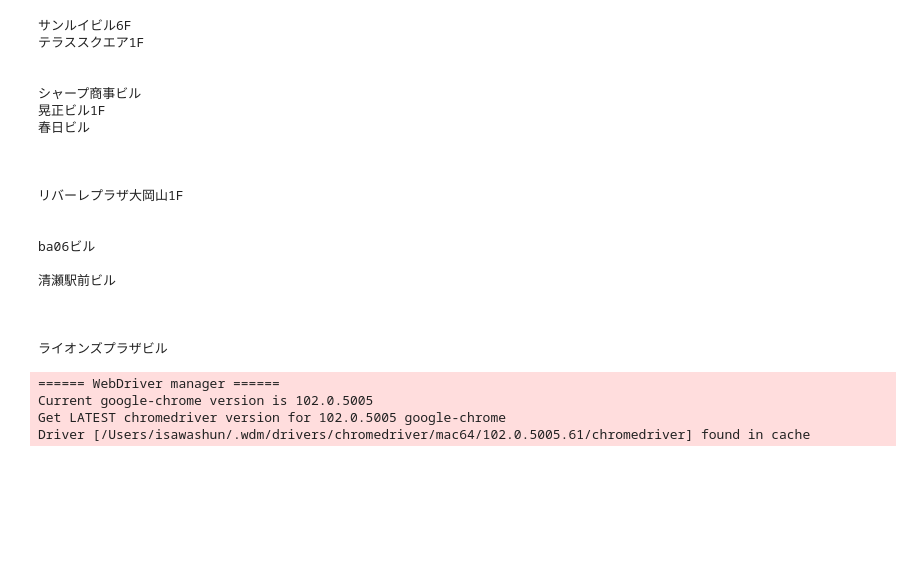
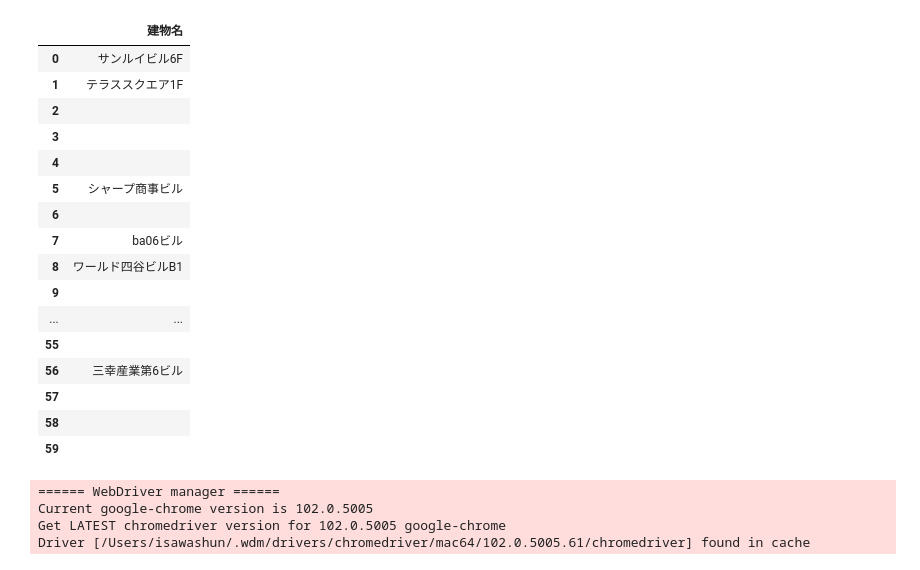
Before and after one commit to ISAWASHUN/Final_Answer, a Jupyter notebook: Exercise_for_Pool/python/ex1_web-scraping/課題1-1/1-1.ipynb, the cells around one changed output. Cells and saved outputs as stored; diff of their text form; code cells hidden in the pictures; blank space fills up the shorter version.

```diff
--- a/Exercise_for_Pool/python/ex1_web-scraping/課題1-1/1-1.ipynb
+++ b/Exercise_for_Pool/python/ex1_web-scraping/課題1-1/1-1.ipynb
@@ -274,43 +130,56 @@ for food_store in food_stores:
 # %%
 #建物名
-for food_store in food_stores:
-    store_name = food_store.select_one('div.style_title___HrjW > a > h2').text
-    page_url = food_store.find('a').get('href')
+url = 'https://r.gnavi.co.jp/area/tokyo/izakaya/rs/?sort=LOW&p={}.format()'
+max_page_index = 3
+d_list_building = []
+for i in range(max_page_index):
+    acccess_url = url.format(i+1)
 
-    page_r = requests.get(page_url, timeout=3)
-    page_r.raise_for_status()
+    r = requests.get(acccess_url)
+    r.raise_for_status()
 
-    page_soup = BeautifulSoup(page_r.content, 'lxml')
+    soup = BeautifulSoup(r.content, 'lxml')
 
-    store_building = page_soup.select_one('#info-table > table > tbody > tr:nth-child(3) > td > p > span.locality')
+    for food_store in food_stores:
+        store_name = food_store.select_one('div.style_title___HrjW > a > h2').text
+        page_url = food_store.find('a').get('href')
 
-    if store_building:
-        building_name = store_building.text
-    else:
-        building_name = ''
+        page_r = requests.get(page_url, timeout=3)
+        page_r.raise_for_status()
 
-    print(building_name)
+        page_soup = BeautifulSoup(page_r.content, 'lxml')
+
+        store_building = page_soup.select_one('#info-table > table > tbody > tr:nth-child(3) > td > p > span.locality')
+
+        if store_building:
+            building_name = store_building.text
+        else:
+            building_name = ''
+
+        d_list_building.append({
+            '建物名':building_name
+        })
+
+df2 = pd.DataFrame(d_list_building)
+df2
 # %% [output]
-サンルイビル6F
-テラススクエア1F
-
-
-シャープ商事ビル
-晃正ビル1F
-春日ビル
-
-
-
-リバーレプラザ大岡山1F
-
-
-ba06ビル
-
-清瀬駅前ビル
-
-
-
-ライオンズプラザビル
+|  | 建物名 |
+| 0 | サンルイビル6F |
+| 1 | テラススクエア1F |
+| 2 |  |
+| 3 |  |
+| 4 |  |
+| 5 | シャープ商事ビル |
+| 6 |  |
+| 7 | ba06ビル |
+| 8 | ワールド四谷ビルB1 |
+| 9 |  |
+| ... | ... |
+| 55 |  |
+| 56 | 三幸産業第6ビル |
+| 57 |  |
+| 58 |  |
+| 59 |  |
 # %%
 #お店のURLを取得
 
```
Also changed, not shown: parts of 7 cells of this notebook, 5 other files.
